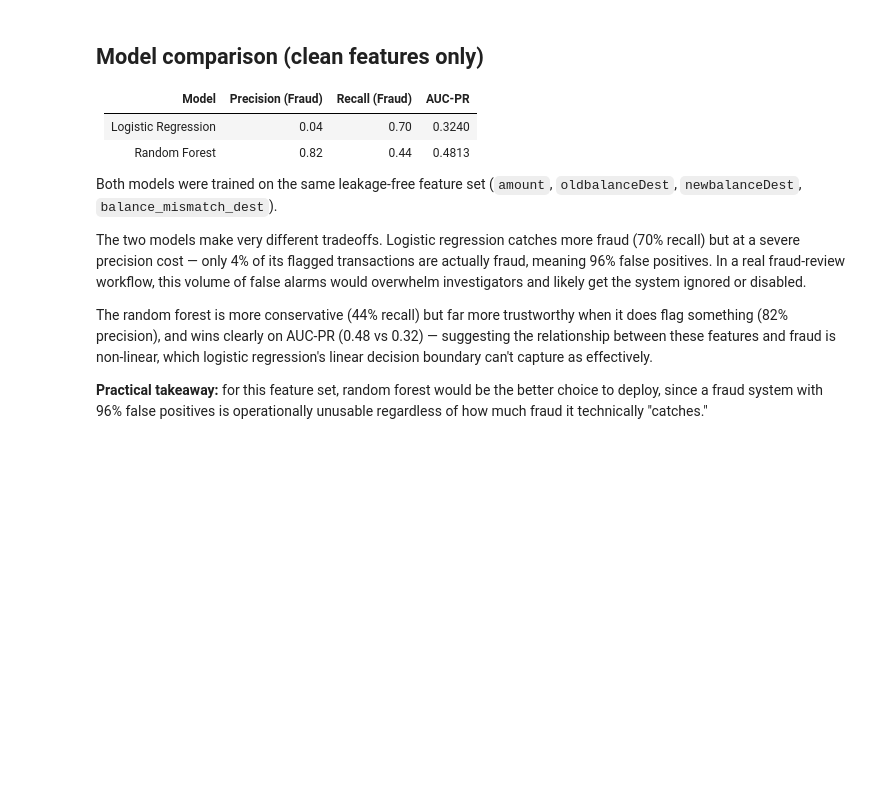
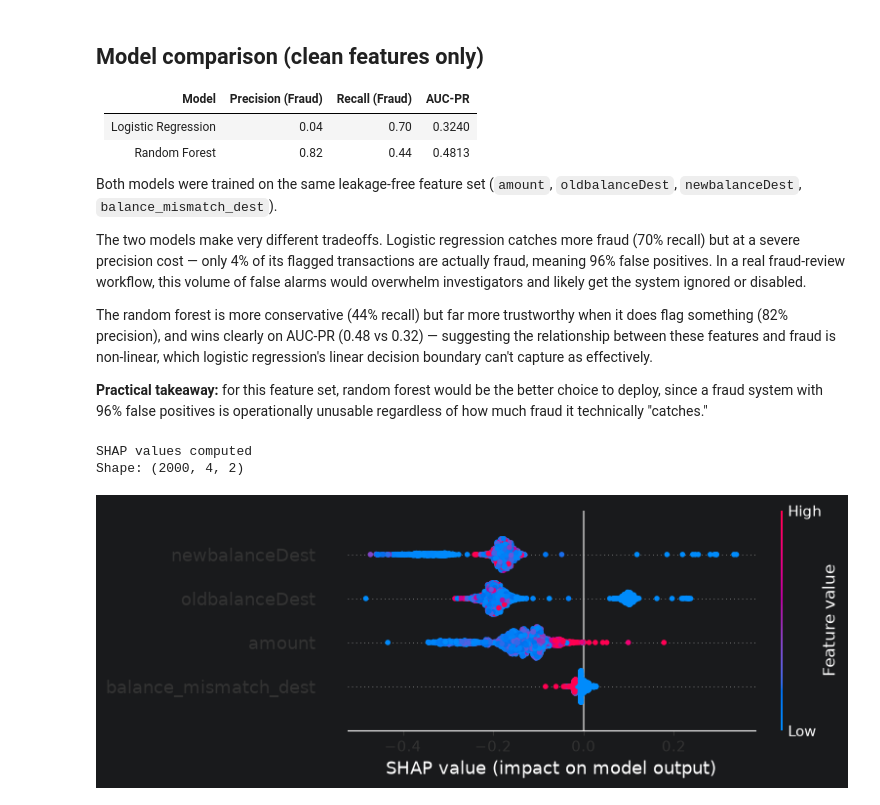
Before and after one commit to Gee-05/fraud-detection-paysim, a Jupyter notebook: notebooks/01_exploration.ipynb, the cells around one changed output. Cells and saved outputs as stored; diff of their text form; code cells hidden in the pictures; blank space fills up the shorter version.

Commit message:
Add SHAP explainability analysis

```diff
--- a/notebooks/01_exploration.ipynb
+++ b/notebooks/01_exploration.ipynb
@@ -422,3 +422,28 @@ linear decision boundary can't capture as effectively.
 **Practical takeaway:** for this feature set, random forest would be the better choice to
 deploy, since a fraud system with 96% false positives is operationally unusable regardless
 of how much fraud it technically "catches."
+# %%
+import shap
+
+sample_idx = X_test_v4.sample(n=2000, random_state=42).index
+X_sample = X_test_v4.loc[sample_idx]
+
+explainer = shap.TreeExplainer(rf_v4)
+shap_values = explainer.shap_values(X_sample)
+
+print("SHAP values computed")
+print(f"Shape: {shap_values.shape if hasattr(shap_values, 'shape') else len(shap_values)}")
+# %% [output]
+SHAP values computed
+Shape: (2000, 4, 2)
+# %%
+# Extract SHAP values for the "Fraud" class (index 1)
+shap_values_fraud = shap_values[:, :, 1]
+
+shap.summary_plot(shap_values_fraud, X_sample, feature_names=features_v4, show=False)
+import matplotlib.pyplot as plt
+plt.tight_layout()
+plt.savefig('../notebooks/shap_summary.png', dpi=100, bbox_inches='tight')
+plt.show()
+# %% [output]
+[figure, added]
```
Also changed, not shown: parts of 9 cells of this notebook, 1 other file.
